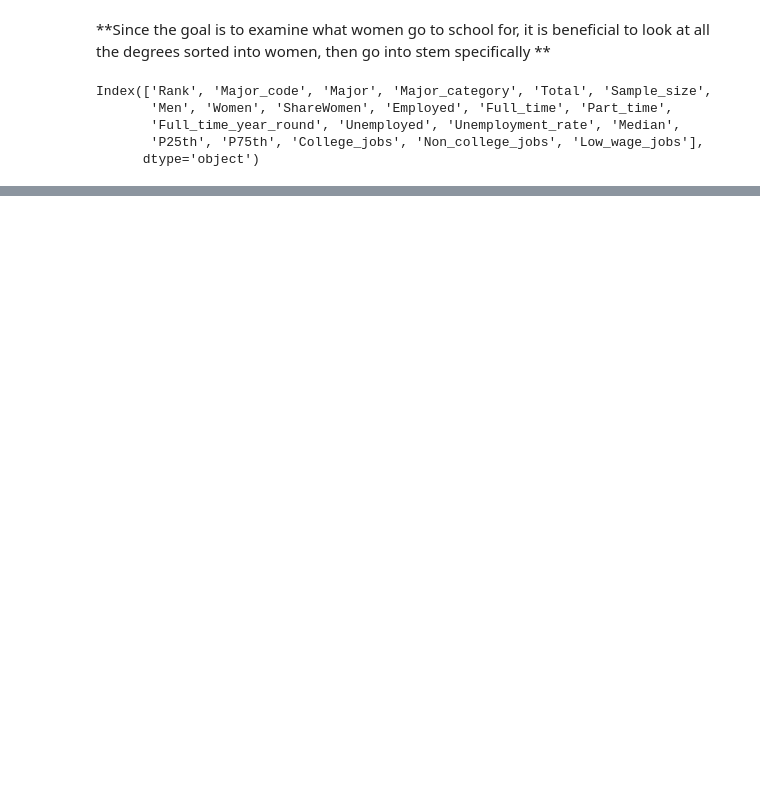
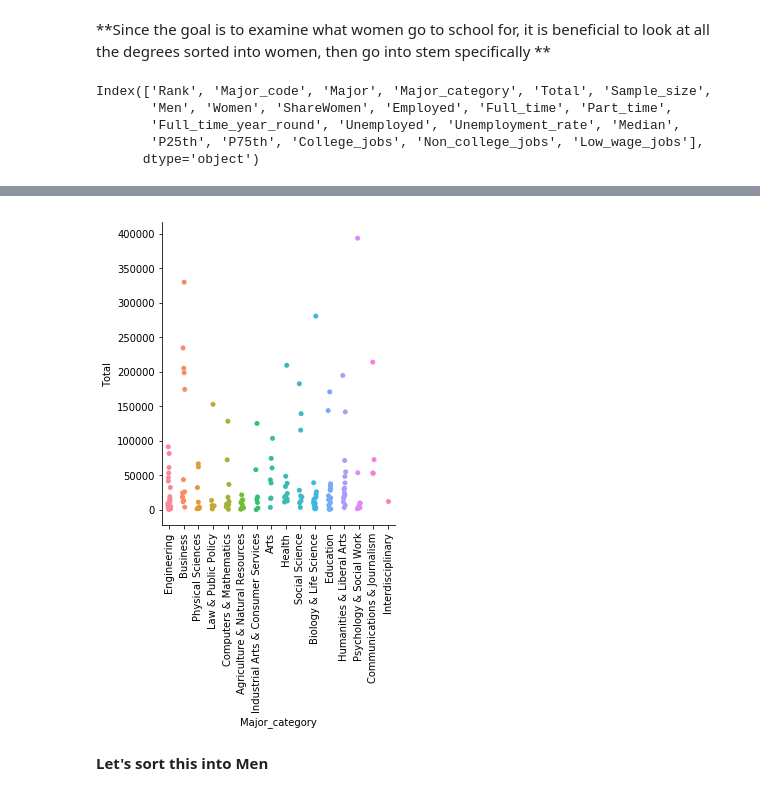
Before and after one commit to LambdaSchool/DS-Unit-1-Sprint-5-Data-Storytelling-Blog-Post, a Jupyter notebook: College_Majors_Theory.ipynb, the cells around one changed output, grey strips where cells are left out. Cells and saved outputs as stored; diff of their text form; code cells hidden in the pictures; blank space fills up the shorter version.

```diff
--- a/College_Majors_Theory.ipynb
+++ b/College_Majors_Theory.ipynb
@@ -139,0 +191,9 @@ sns.catplot(x='Major_code', y='Total', col='Major_category',
+# %%
+# Now this is progress I can see a little more clearly
+# The amount of people who pursued what major
+sns.catplot('Major_category', 'Total', data=totals_mc);
+plt.xticks(rotation=90);
+# %% [output]
+[figure, added]
+# %% [markdown]
+**Let's sort this into Men**
```
Also changed, not shown: parts of 28 cells of this notebook.
